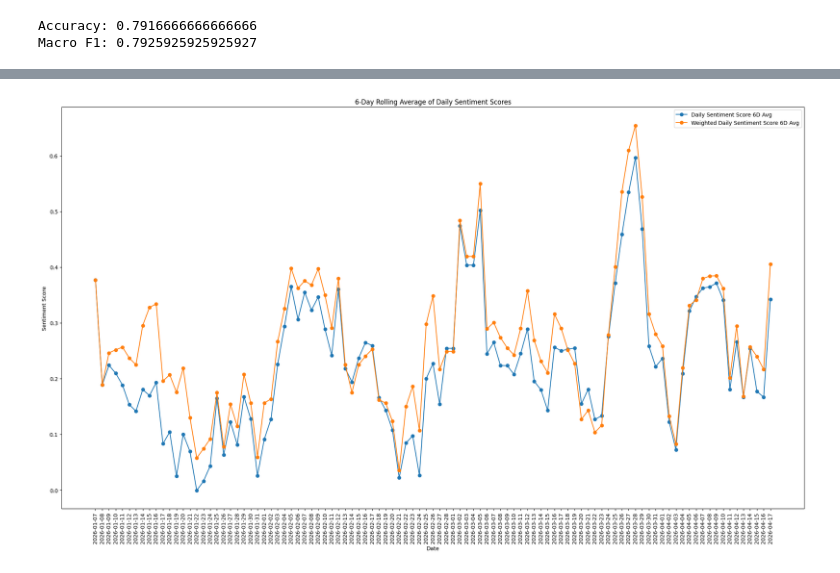
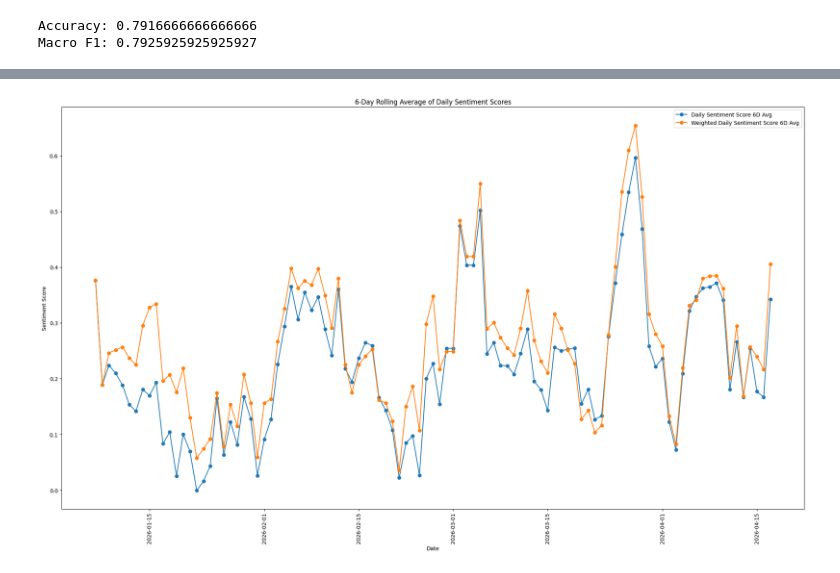
Before and after one commit to JSek7/Citadel-Fixed-Income-Challenge---Sentiment-Analysis, a Jupyter notebook: Notebooks/Notebooks/ngnews_api_sentiment_analysis.ipynb, the cells around one changed output, grey strips where cells are left out. Drawn from its saved outputs; the diff is of its cells as text; code cells hidden in the pictures.

```diff
--- a/Notebooks/Notebooks/ngnews_api_sentiment_analysis.ipynb
+++ b/Notebooks/Notebooks/ngnews_api_sentiment_analysis.ipynb
@@ -725,20 +718,35 @@ results_df.head(10)
 # %%
-#plot 5d rolling average of daily sentiment score and weighted daily sentiment score
+results_df = pd.read_csv("daily_news_sentiment_results.csv", index_col=0)
+
+numeric_rows = [
+    "daily_sentiment_score",
+    "weighted_daily_sentiment_score",
+    "n_articles",
+    "inter_article_entropy",
+    "inter_article_directional_entropy",
+    "weighted_variance",
+    "daily_sentiment_score_6d_avg",
+    "weighted_daily_sentiment_score_6d_avg",
+]
+
+numeric_df = results_df.loc[numeric_rows].apply(pd.to_numeric, errors="coerce")
+
+x = pd.to_datetime(numeric_df.columns)
+y1 = numeric_df.loc["daily_sentiment_score_6d_avg"]
+y2 = numeric_df.loc["weighted_daily_sentiment_score_6d_avg"]
 
 plt.figure(figsize=(20, 12))
-plt.plot(results_df.columns, results_df.loc["daily_sentiment_score_6d_avg"],
-            label="Daily Sentiment Score 6D Avg", marker='o')
-plt.plot(results_df.columns, results_df.loc["weighted_daily_sentiment_score_6d_avg"],
-            label="Weighted Daily Sentiment Score 6D Avg", marker='o')
+plt.plot(x, y1, label="Daily Sentiment Score 6D Avg", marker='o')
+plt.plot(x, y2, label="Weighted Daily Sentiment Score 6D Avg", marker='o')
 plt.xticks(rotation=90)
 plt.xlabel("Date")
 plt.ylabel("Sentiment Score")
 plt.title("6-Day Rolling Average of Daily Sentiment Scores")
 plt.legend()
 plt.tight_layout()
 plt.show()
 # %% [output]
-[figure, old version]
+[figure, new version]
 # %%
 #nce and inter-article entropy to create a confidence-weighted rolling average score for the day, where days with fewer articles or more disagreement among articles are weighted less
 
```
Also changed, not shown: parts of 4 cells of this notebook.
